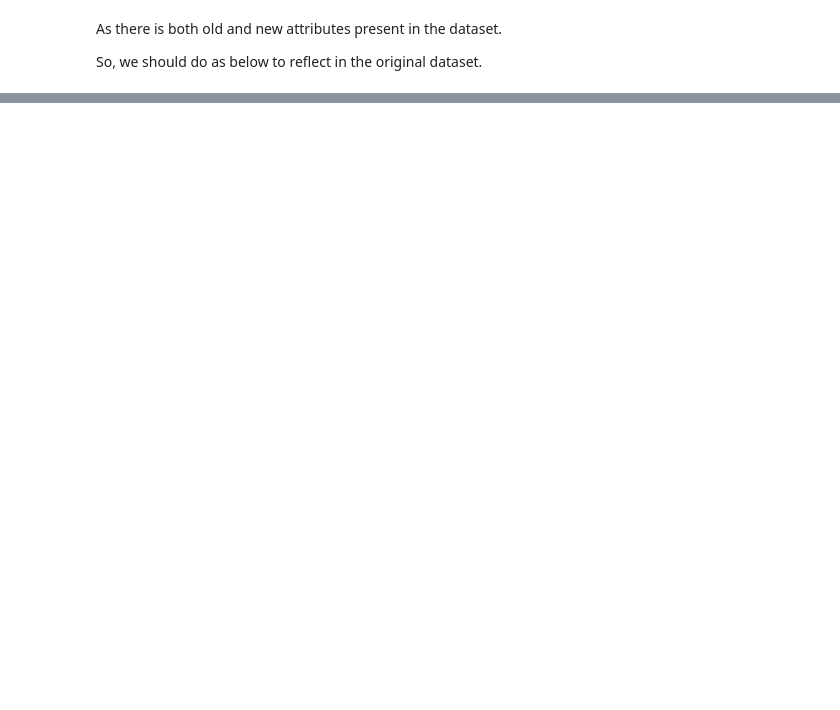
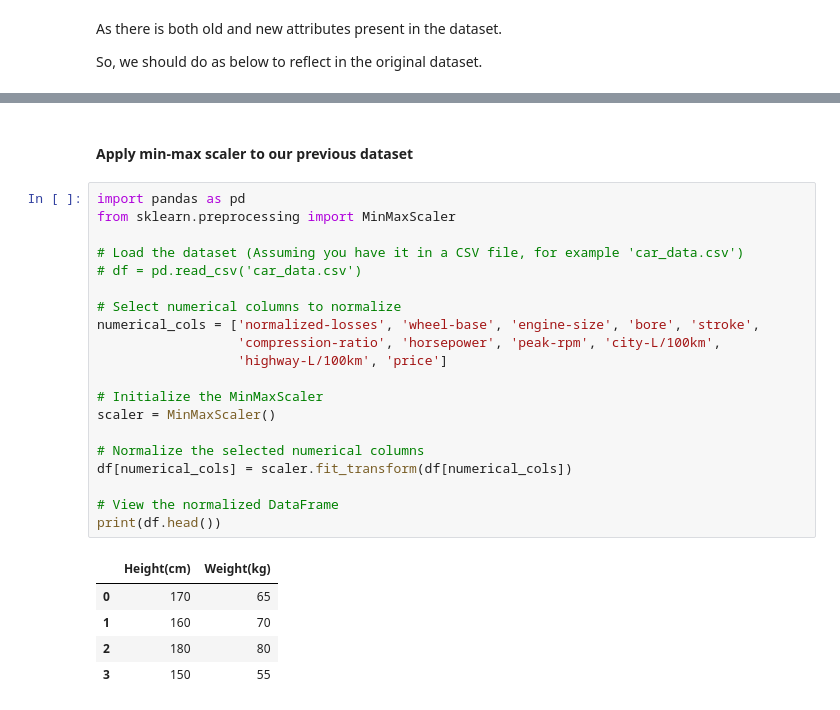
Before and after one commit to ghatanisuresh/DataScience_tutorial, a Jupyter notebook: Data-Wrangling/Automobile-Data-Wrangling-Demo.ipynb, the cells around one changed output, grey strips where cells are left out. Saved outputs shown, nothing was run; the diff lists cells and outputs as text; blank space fills up the shorter version.

```diff
--- a/Data-Wrangling/Automobile-Data-Wrangling-Demo.ipynb
+++ b/Data-Wrangling/Automobile-Data-Wrangling-Demo.ipynb
@@ -689,0 +781,28 @@ df.head()
+# %% [markdown]
+#### Apply min-max scaler to our previous dataset
+# %%
+import pandas as pd
+from sklearn.preprocessing import MinMaxScaler
+
+# Load the dataset (Assuming you have it in a CSV file, for example 'car_data.csv')
+# df = pd.read_csv('car_data.csv')
+
+# Select numerical columns to normalize
+numerical_cols = ['normalized-losses', 'wheel-base', 'engine-size', 'bore', 'stroke',
+                  'compression-ratio', 'horsepower', 'peak-rpm', 'city-L/100km',
+                  'highway-L/100km', 'price']
+
+# Initialize the MinMaxScaler
+scaler = MinMaxScaler()
+
+# Normalize the selected numerical columns
+df[numerical_cols] = scaler.fit_transform(df[numerical_cols])
+
+# View the normalized DataFrame
+print(df.head())
+# %% [output]
+|  | Height(cm) | Weight(kg) |
+| 0 | 170 | 65 |
+| 1 | 160 | 70 |
+| 2 | 180 | 80 |
+| 3 | 150 | 55 |
```
Also changed, not shown: parts of 14 cells of this notebook.
